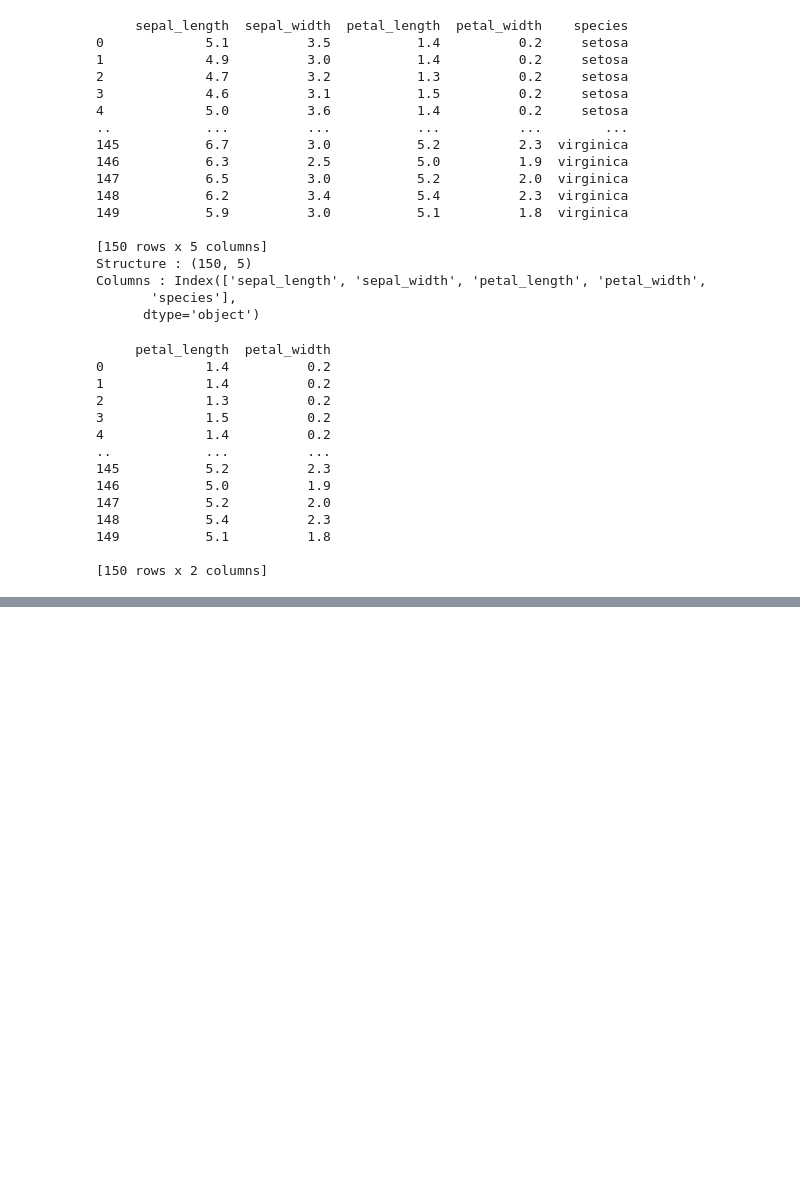
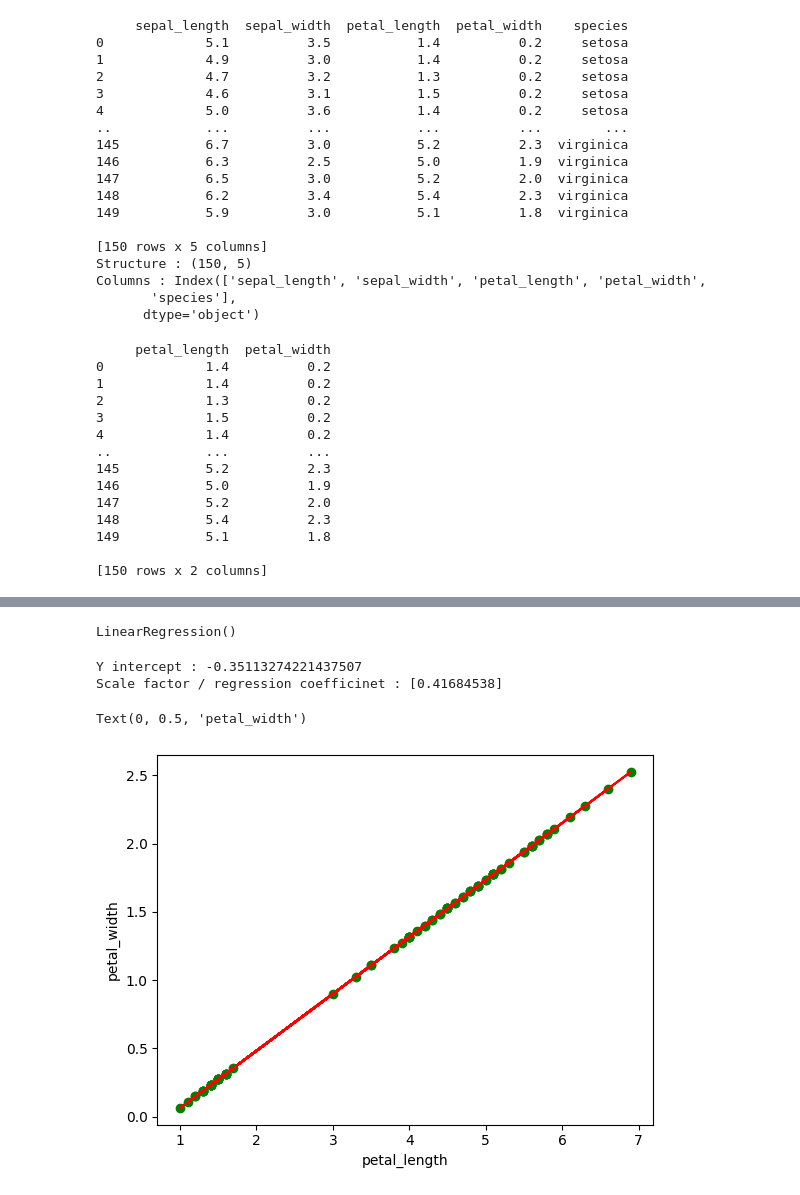
Before and after one commit to kechcole/Machine-Learning, a Jupyter notebook: Notebook/Applied ML with Python.ipynb, the cells around one changed output, grey strips where cells are left out. Cells and saved outputs as stored; diff of their text form; code cells hidden in the pictures; blank space fills up the shorter version.

Commit message:
regression model tested

```diff
--- a/Notebook/Applied ML with Python.ipynb
+++ b/Notebook/Applied ML with Python.ipynb
@@ -64,0 +67,10 @@ sns.scatterplot(data=iris, x="petal_length", y="petal_width")
+# %%
+# Separate data into dependent and independent variables
+X = iris['petal_length']
+y = iris['petal_width']
+
+# Split the data into training(60%) and testing data(40%) ,pick random rows and sp
+from sklearn.model_selection import train_test_split
+X_train, X_test, y_train, y_test = train_test_split(X, y, test_size = 0.4, random_state=23)
+
+print(X_train)
@@ -64,0 +90,6 @@ sns.scatterplot(data=iris, x="petal_length", y="petal_width")
+# %%
+# Convert data to 2-D array
+X_train = np.array(X_train).reshape(-1, 1)
+X_test = np.array(X_test).reshape(-1, 1)
+
+print(X_train)
@@ -64,0 +129,45 @@ sns.scatterplot(data=iris, x="petal_length", y="petal_width")
+# %%
+# Fit a model
+
+from sklearn.linear_model import LinearRegression
+
+# Save model to variable
+regr = LinearRegression()
+
+# Fit , search for line of best fit
+regr.fit(X_train, y_train)
+# %% [output]
+LinearRegression()
+# %%
+# View parameters
+
+# Intercept
+c = regr.intercept_
+
+# SLope of best fit line of the regression model
+m = regr.coef_
+
+print(f'Y intercept : {c}')
+print(f'Scale factor / regression coefficinet : {m}')
+# %% [output]
+Y intercept : -0.35113274221437507
+Scale factor / regression coefficinet : [0.41684538]
+# %%
+# Predict y given training feature x by validating the model.
+
+# Beacause we are feeding the model with the data used to train it, we expect the performance extremely good.
+# This is called overfitting in ML, a model memorises the training data, this gives a false evaluation that our model
+# is extremely good because data was leaked into the test data.
+# The dange arising is that when the model is exposed to unseen test data,
+
+
+y_pred_train1 = regr.predict(X_train)
+
+# Bestfit line
+plt.scatter(X_train, y_pred_train1, color='green')
+plt.plot(X_train, y_pred_train1, color='red')
+plt.xlabel("petal_length")
+plt.ylabel("petal_width")
+# %% [output]
+Text(0, 0.5, 'petal_width')
+[figure, added]
```
Also changed, not shown: parts of 8 cells of this notebook.
